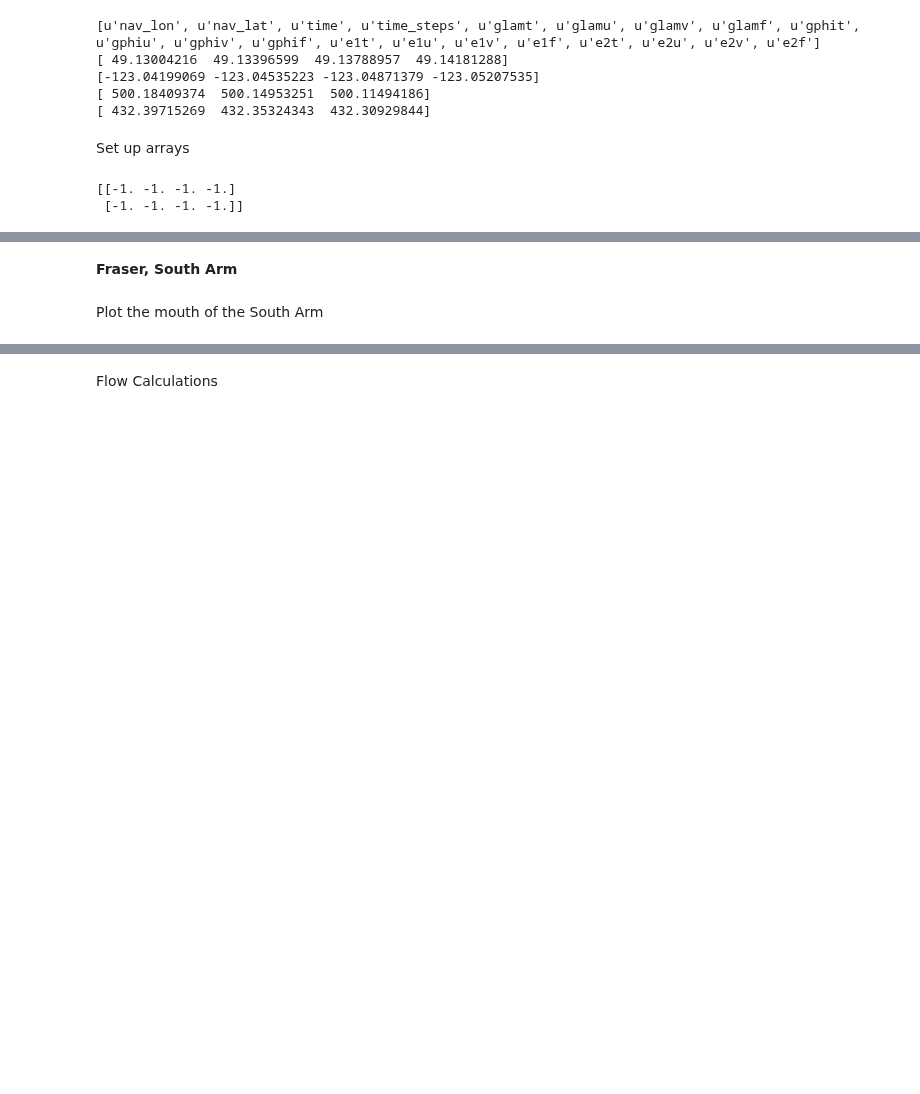
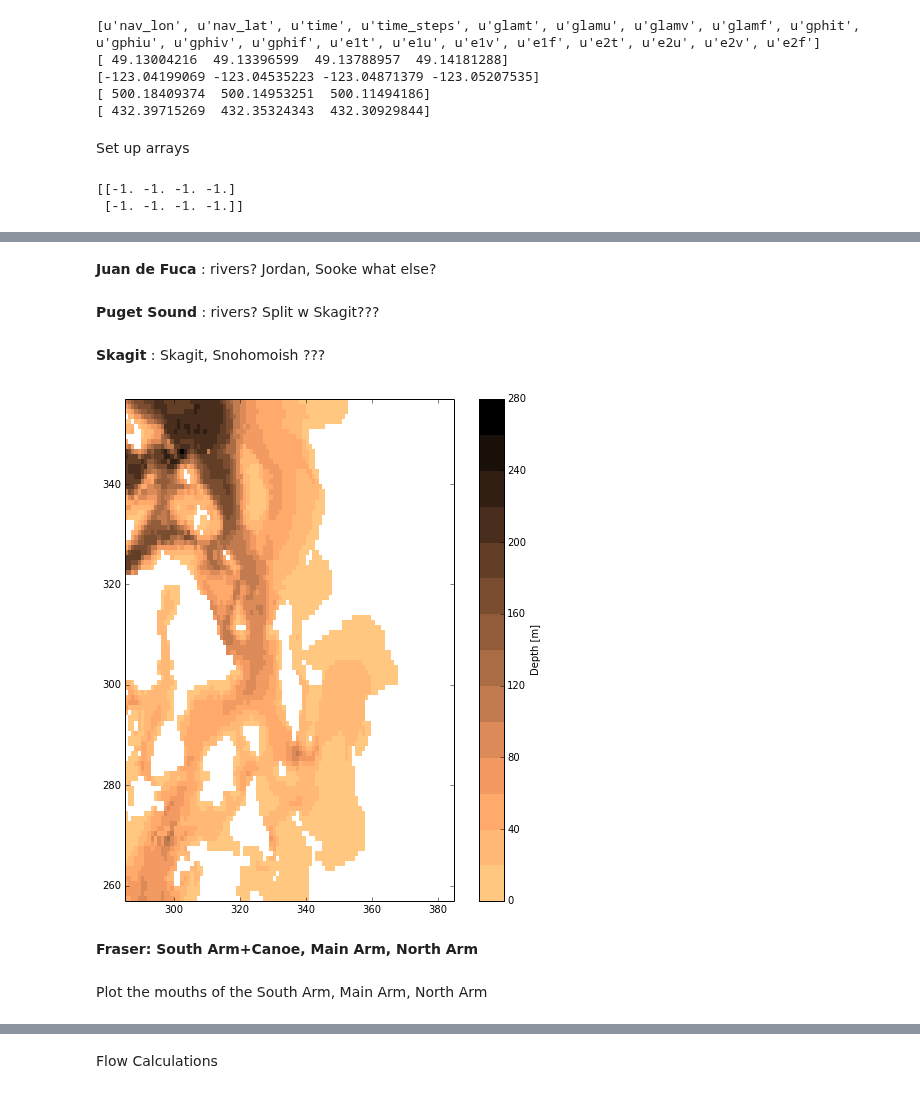
Before and after one commit to SalishSeaCast/tools, a Jupyter notebook: I_ForcingFiles/AddRivers.ipynb, the cells around one changed output, grey strips where cells are left out. Drawn from its saved outputs; the diff is of its cells as text; code cells hidden in the pictures; blank space fills up the shorter version.

Commit message:
Added boiler plate for all watersheds.  Added Middle/Canoe on Fraser.

```diff
--- a/I_ForcingFiles/AddRivers.ipynb
+++ b/I_ForcingFiles/AddRivers.ipynb
@@ -48,0 +59,2 @@ print run_depth[50:52,50:54]
+# %% [markdown]
+**Juan de Fuca** : rivers?  Jordan, Sooke what else?
@@ -48,0 +64,2 @@ print run_depth[50:52,50:54]
+# %% [markdown]
+**Puget Sound** : rivers? Split w Skagit???
@@ -48,0 +69,7 @@ print run_depth[50:52,50:54]
+# %% [markdown]
+**Skagit** : Skagit, Snohomoish ???
+# %%
+fig = bathy_tools.plot_colourmesh_zoom(
+    fB, (335,307), half_width=50)
+# %% [output]
+[figure, added]
@@ -49,4 +79,4 @@ print run_depth[50:52,50:54]
 # %% [markdown]
-**Fraser, South Arm**
+**Fraser: South Arm+Canoe, Main Arm, North Arm**
 # %% [markdown]
-Plot the mouth of the South Arm
+Plot the mouths of the South Arm, Main Arm, North Arm
```
Also changed, not shown: parts of 26 cells of this notebook.
